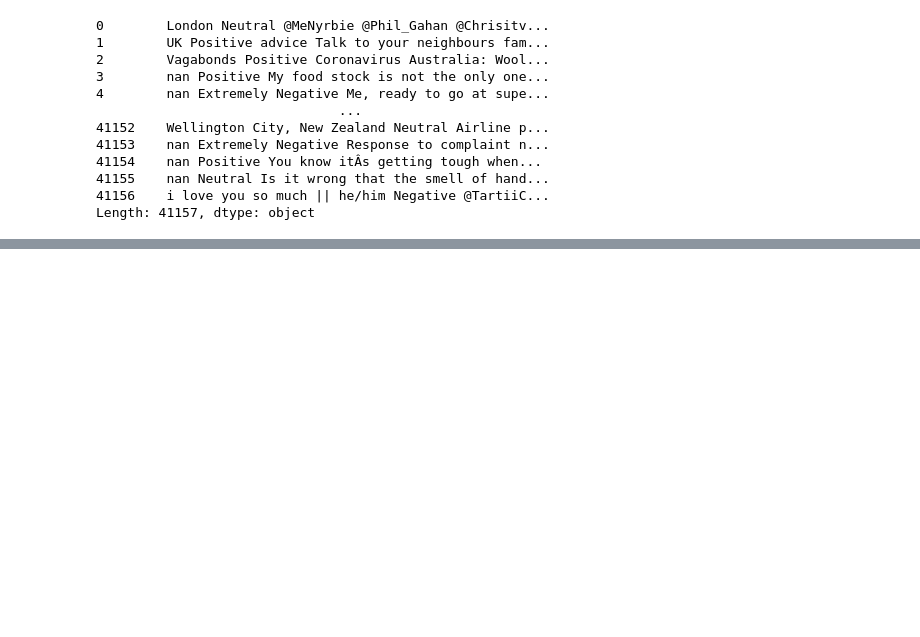
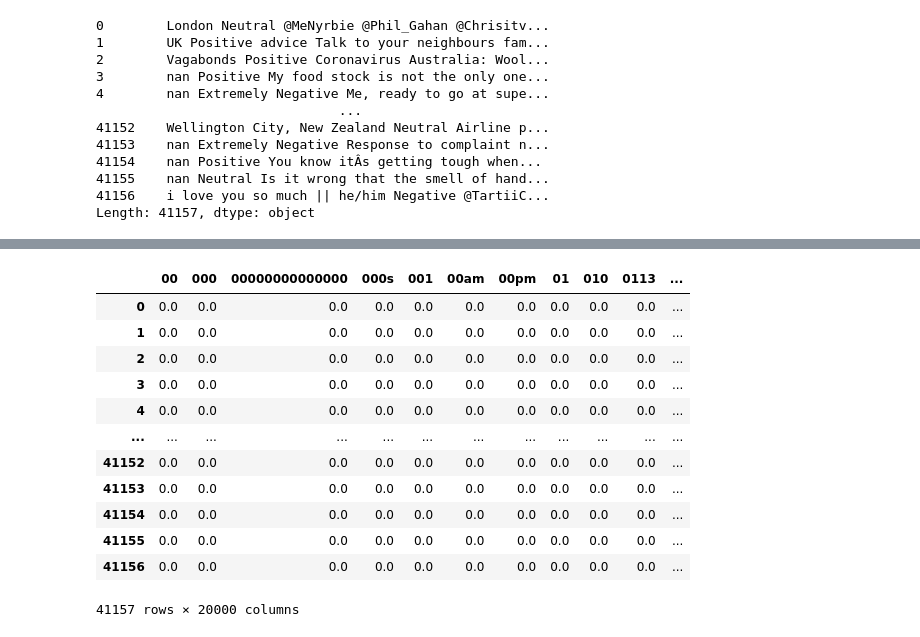
Before and after one commit to wassimchouchen/Natural-Language-Processing, a Jupyter notebook: unsupervised-clutering-tweets.ipynb, the cells around one changed output, grey strips where cells are left out. Cells and saved outputs as stored; diff of their text form; code cells hidden in the pictures; blank space fills up the shorter version.

```diff
--- a/unsupervised-clutering-tweets.ipynb
+++ b/unsupervised-clutering-tweets.ipynb
@@ -100,0 +86,3 @@ Length: 41157, dtype: object
+# %%
+for i in tqdm(range(ndata.shape[0])):
+    ndata[i] = " ".join(ndata[i])
@@ -100,0 +91,21 @@ Length: 41157, dtype: object
+# %%
+vectorizer = TfidfVectorizer(max_features=20000)
+tfidf = vectorizer.fit_transform(ndata).toarray()
+features = vectorizer.get_feature_names_out()
+tfidf = pd.DataFrame(tfidf, columns=features)
+# %%
+tfidf
+# %% [output]
+|  | 00 | 000 | 00000000000000 | 000s | 001 | 00am | 00pm | 01 | 010 | 0113 | ... |
+| 0 | 0.0 | 0.0 | 0.0 | 0.0 | 0.0 | 0.0 | 0.0 | 0.0 | 0.0 | 0.0 | ... |
+| 1 | 0.0 | 0.0 | 0.0 | 0.0 | 0.0 | 0.0 | 0.0 | 0.0 | 0.0 | 0.0 | ... |
+| 2 | 0.0 | 0.0 | 0.0 | 0.0 | 0.0 | 0.0 | 0.0 | 0.0 | 0.0 | 0.0 | ... |
+| 3 | 0.0 | 0.0 | 0.0 | 0.0 | 0.0 | 0.0 | 0.0 | 0.0 | 0.0 | 0.0 | ... |
+| 4 | 0.0 | 0.0 | 0.0 | 0.0 | 0.0 | 0.0 | 0.0 | 0.0 | 0.0 | 0.0 | ... |
+| ... | ... | ... | ... | ... | ... | ... | ... | ... | ... | ... | ... |
+| 41152 | 0.0 | 0.0 | 0.0 | 0.0 | 0.0 | 0.0 | 0.0 | 0.0 | 0.0 | 0.0 | ... |
+| 41153 | 0.0 | 0.0 | 0.0 | 0.0 | 0.0 | 0.0 | 0.0 | 0.0 | 0.0 | 0.0 | ... |
+| 41154 | 0.0 | 0.0 | 0.0 | 0.0 | 0.0 | 0.0 | 0.0 | 0.0 | 0.0 | 0.0 | ... |
+| 41155 | 0.0 | 0.0 | 0.0 | 0.0 | 0.0 | 0.0 | 0.0 | 0.0 | 0.0 | 0.0 | ... |
+| 41156 | 0.0 | 0.0 | 0.0 | 0.0 | 0.0 | 0.0 | 0.0 | 0.0 | 0.0 | 0.0 | ... |
+41157 rows × 20000 columns
```
Also changed, not shown: parts of 3 cells of this notebook.
